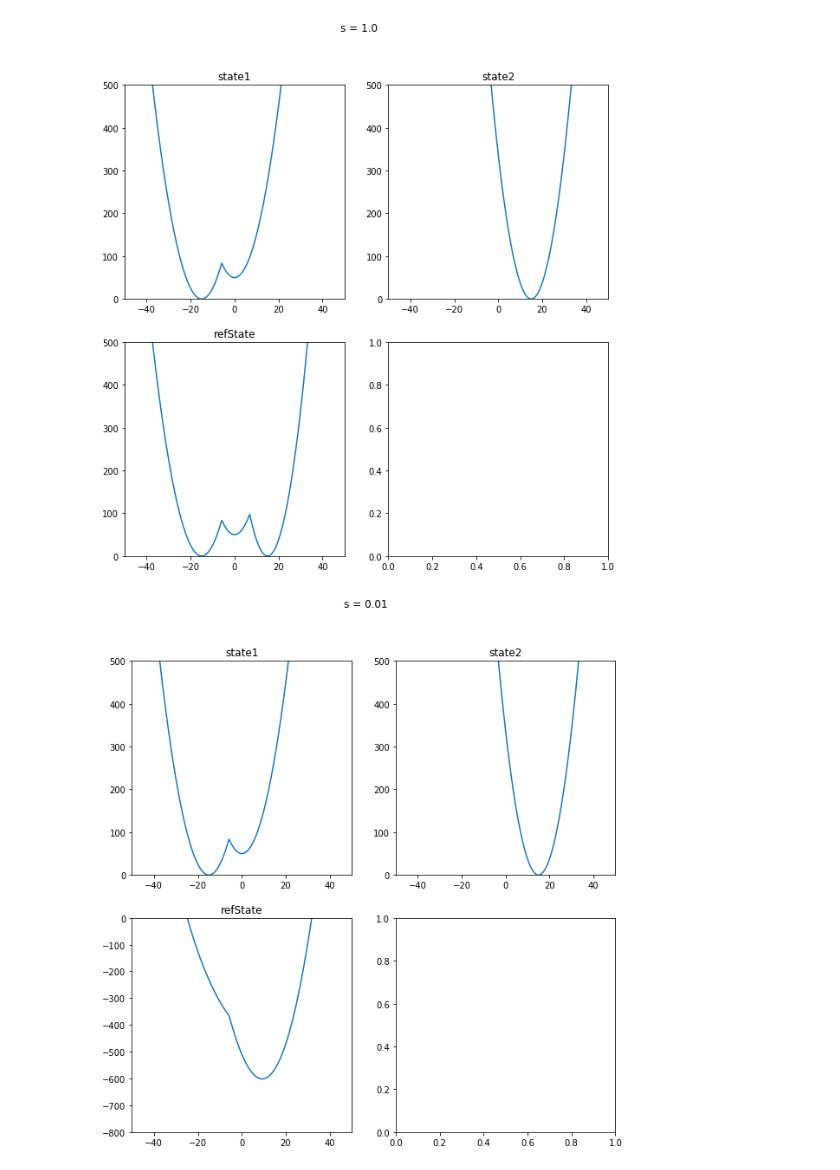
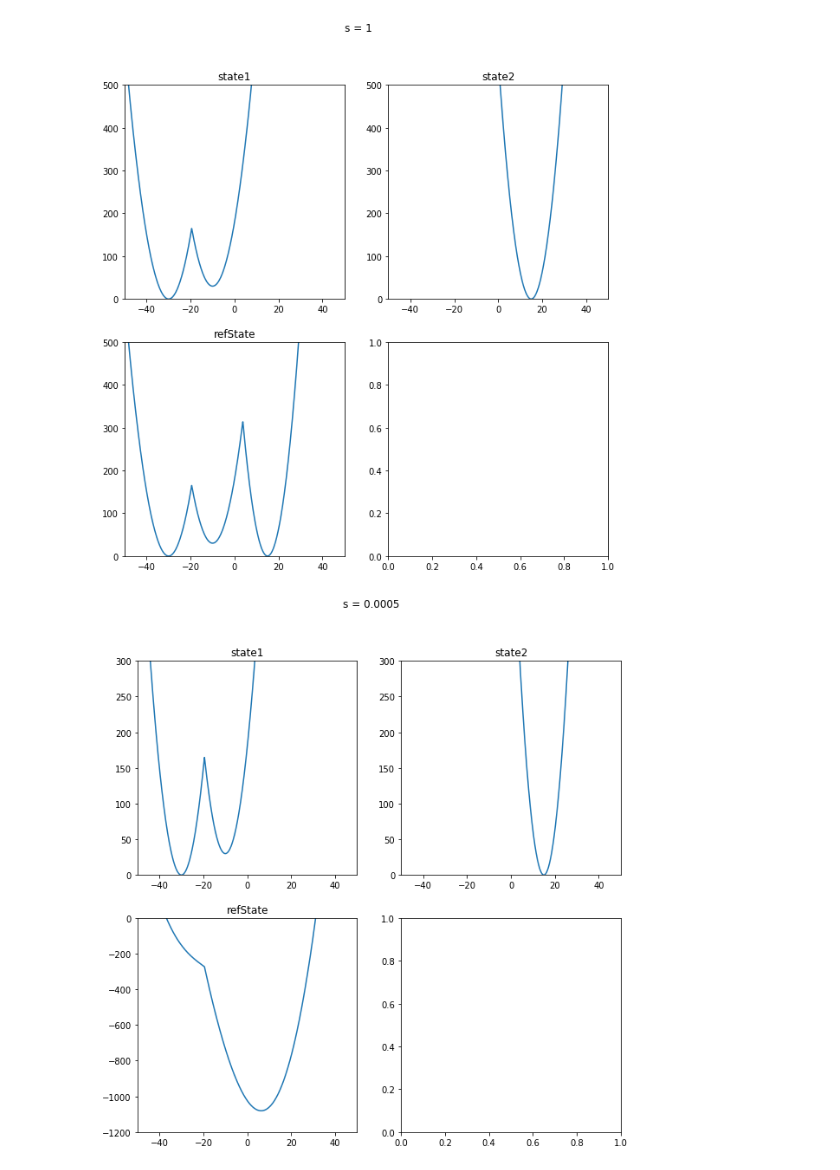
Before and after one commit to dfhahn/ConveyorBelt, a Jupyter notebook: exampleEnvelopedPotential.ipynb, the cells around one changed output. Saved outputs shown, nothing was run; the diff lists cells and outputs as text; code cells hidden in the pictures.

Commit message:
more examples for enveloped pot plots

```diff
--- a/exampleEnvelopedPotential.ipynb
+++ b/exampleEnvelopedPotential.ipynb
@@ -35,8 +33,8 @@ plt.plot(positions, energies)
 positions = [x / float(10) for x in range(-500, 501)]
 
 #states
-double_well = pot.envelopedDoubleWellPotential(x_shifts=[-15,0], y_shifts=[0,-50], fcs=[2,2])
-harm_pot = pot.harmonicOsc1D(x_shift=15, fc=3)
+double_well = pot.envelopedDoubleWellPotential(x_shifts=[-30,-10], y_shifts=[0,-30], fcs=[3,3])
+harm_pot = pot.harmonicOsc1D(x_shift=15, fc=5)
 
 #s=1
 ##enveloping potential
@@ -55,37 +53,39 @@ fig, axes = plt.subplots(nrows=2, ncols=2, figsize=(10,10))
 axes = [ax for ax_row in axes for ax in ax_row]
 xs = [positions, positions,positions]
 ys = [state1, state2, reference_state]
 labels = ["state1", "state2", "refState"]
 for ind, ax, x, y, label in zip(range(1,4), axes, xs, ys, labels):
     ax.plot(x, y)
     ax.set_ylim(0,500)
     ax.set_xlim(-50,50)
     ax.set_title(label)
-fig.suptitle("s = 1.0")
+fig.suptitle("s = "+str(eds_pot.s))
 fig.show()
 
 #s=0.01
 ##set new s
-eds_pot.s = 0.001
+eds_pot.s = 0.0005
 ##calc energies
 reference_state = eds_pot.ene(positions)
 ##plot nicely
 fig, axes = plt.subplots(nrows=2, ncols=2, figsize=(10,10))
 axes = [ax for ax_row in axes for ax in ax_row]
 xs = [positions, positions,positions]
 ys = [state1, state2, reference_state]
 labels = ["state1", "state2", "refState"]
 for ind, ax, x, y, label in zip(range(1,4), axes, xs, ys, labels):
     ax.plot(x, y)
+    ax.set_ylim(0,500)
+
     if(ind != 3):
-        ax.set_ylim(0,500)
+        ax.set_ylim(0,300)
     else:
-        ax.set_ylim(-800,0)
+        ax.set_ylim(-1200,0)
 
     ax.set_xlim(-50,50)
     ax.set_title(label)
-fig.suptitle("s = 0.01")
+fig.suptitle("s = "+str(eds_pot.s))
 fig.show()
 # %% [output]
-[figure, old version]
+[figure, new version]
-[figure, old version]
+[figure, new version]
```
Also changed, not shown: parts of 8 cells of this notebook.
